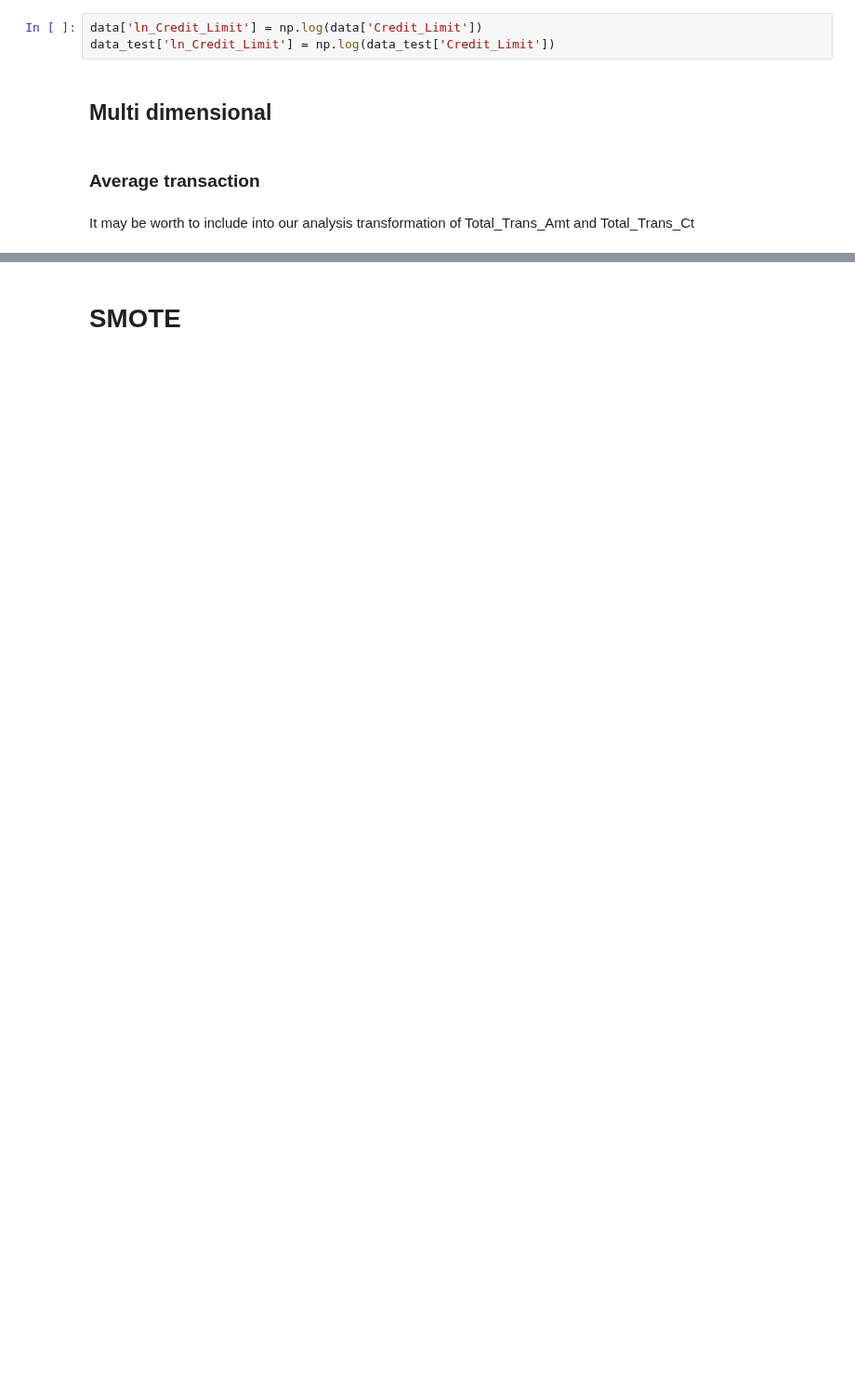
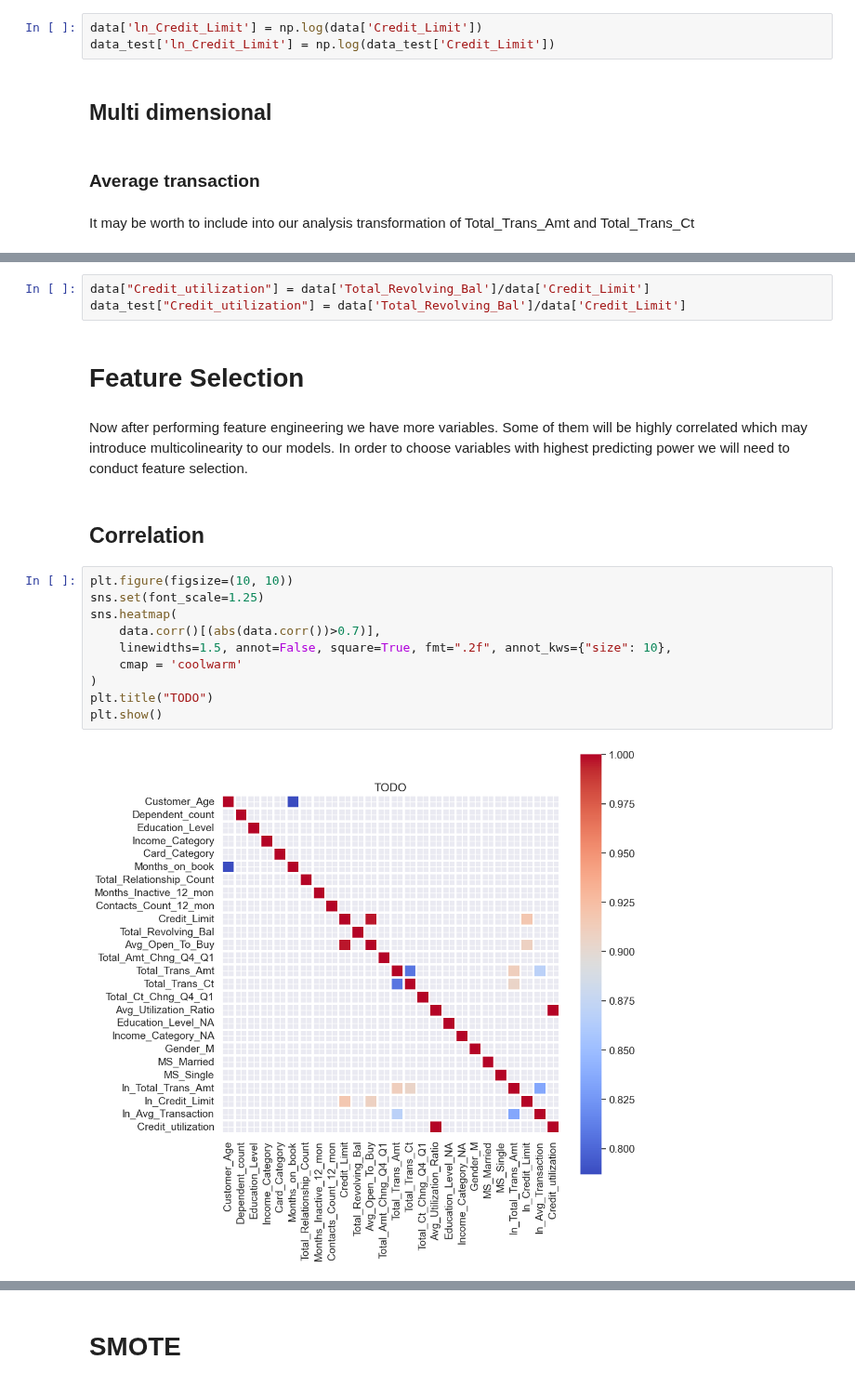
Before and after one commit to kasiadybcio/Credit_card, a Jupyter notebook: 2.feature_engineering.ipynb, the cells around one changed output, grey strips where cells are left out. Shown at 93% size. Saved outputs shown, nothing was run; the diff lists cells and outputs as text; blank space fills up the shorter version.

```diff
--- a/2.feature_engineering.ipynb
+++ b/2.feature_engineering.ipynb
@@ -114,0 +126,21 @@ plt.show()
+# %%
+data["Credit_utilization"] = data['Total_Revolving_Bal']/data['Credit_Limit']
+data_test["Credit_utilization"] = data['Total_Revolving_Bal']/data['Credit_Limit']
+# %% [markdown]
+# Feature Selection
+# %% [markdown]
+Now after performing feature engineering we have more variables. Some of them will be highly correlated which may introduce multicolinearity to our models. In order to choose variables with highest predicting power we will need to conduct feature selection.
+# %% [markdown]
+## Correlation
+# %%
+plt.figure(figsize=(10, 10))
+sns.set(font_scale=1.25)
+sns.heatmap(
+    data.corr()[(abs(data.corr())>0.7)],
+    linewidths=1.5, annot=False, square=True, fmt=".2f", annot_kws={"size": 10},
+    cmap = 'coolwarm'
+)
+plt.title("TODO")
+plt.show()
+# %% [output]
+[figure, added]
```
Also changed, not shown: parts of 22 cells of this notebook, 2 other files.
